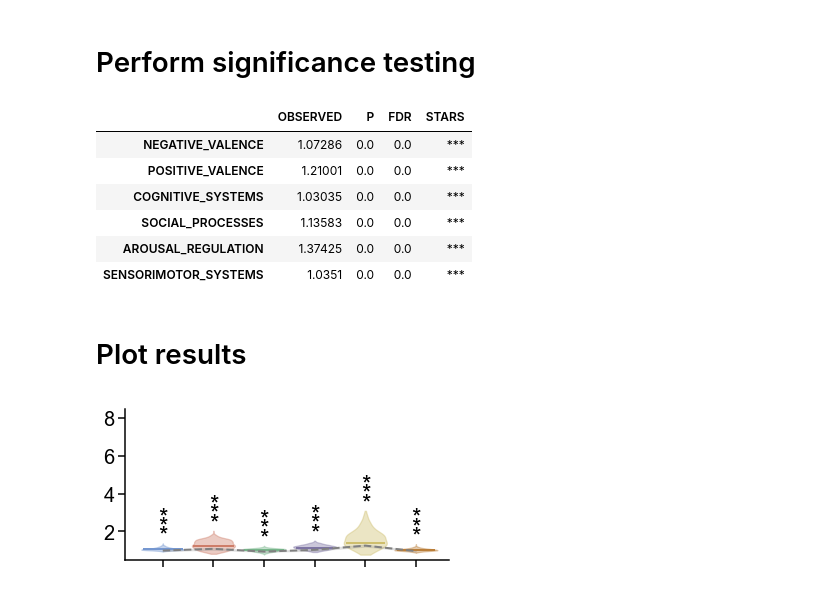
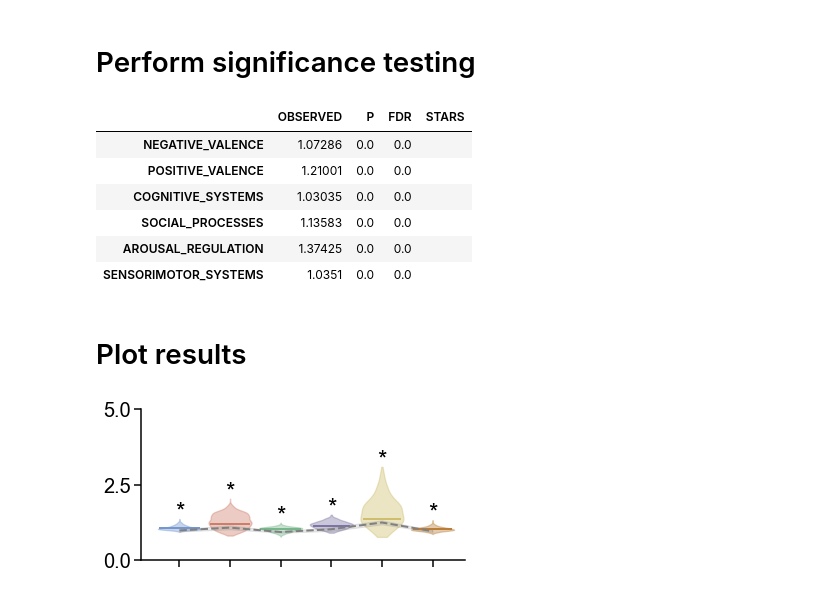
Before and after one commit to ehbeam/neuro-knowledge-engine, a Jupyter notebook: modularity/mod_rdoc.ipynb, the cells around one changed output. Drawn from its saved outputs; the diff is of its cells as text; code cells hidden in the pictures.

```diff
--- a/modularity/mod_rdoc.ipynb
+++ b/modularity/mod_rdoc.ipynb
@@ -153,7 +153,8 @@ Processed 9000 iterations
 # %%
 from statsmodels.stats import multitest
 # %%
-alphas = [0.0001, 0.00001, 0.000001]
+alphas = [0.0001, 0, 0]
+stars = ["*", "**", "***"]
 # %%
 pval = []
 for dom in domains:
@@ -164,7 +165,7 @@ for dom in domains:
     df.loc[dom, "P"] = p
 df["FDR"] = multitest.multipletests(pval, method="fdr_bh")[1]
 for dom in domains:
-    for star, alpha in zip(["*", "**", "***"], alphas):
+    for star, alpha in zip(stars, alphas):
         if df.loc[dom, "FDR"] < alpha:
             df.loc[dom, "STARS"] = star
         else:
@@ -173,12 +174,12 @@ df = df.loc[domains, ["OBSERVED", "P", "FDR", "STARS"]]
 df
 # %% [output]
 |  | OBSERVED | P | FDR | STARS |
-| NEGATIVE_VALENCE | 1.07286 | 0.0 | 0.0 | *** |
-| POSITIVE_VALENCE | 1.21001 | 0.0 | 0.0 | *** |
-| COGNITIVE_SYSTEMS | 1.03035 | 0.0 | 0.0 | *** |
-| SOCIAL_PROCESSES | 1.13583 | 0.0 | 0.0 | *** |
-| AROUSAL_REGULATION | 1.37425 | 0.0 | 0.0 | *** |
-| SENSORIMOTOR_SYSTEMS | 1.0351 | 0.0 | 0.0 | *** |
+| NEGATIVE_VALENCE | 1.07286 | 0.0 | 0.0 |  |
+| POSITIVE_VALENCE | 1.21001 | 0.0 | 0.0 |  |
+| COGNITIVE_SYSTEMS | 1.03035 | 0.0 | 0.0 |  |
+| SOCIAL_PROCESSES | 1.13583 | 0.0 | 0.0 |  |
+| AROUSAL_REGULATION | 1.37425 | 0.0 | 0.0 |  |
+| SENSORIMOTOR_SYSTEMS | 1.0351 | 0.0 | 0.0 |  |
 # %% [markdown]
 # Plot results
 # %%
@@ -187,6 +188,7 @@ df
 palette = palettes[framework]
 # %%
 plot_violins(framework, domains, df, df_null, df_obs, palette,
-             dx=dx, ds=ds, alphas=alphas, interval=0.999)
+             dx=dx, ds=ds, alphas=alphas, interval=0.9999,
+             ylim=[0,5], yticks=[0,2.5,5])
 # %% [output]
-[figure, old version]
+[figure, new version]
```
Also changed, not shown: 14 other files.
